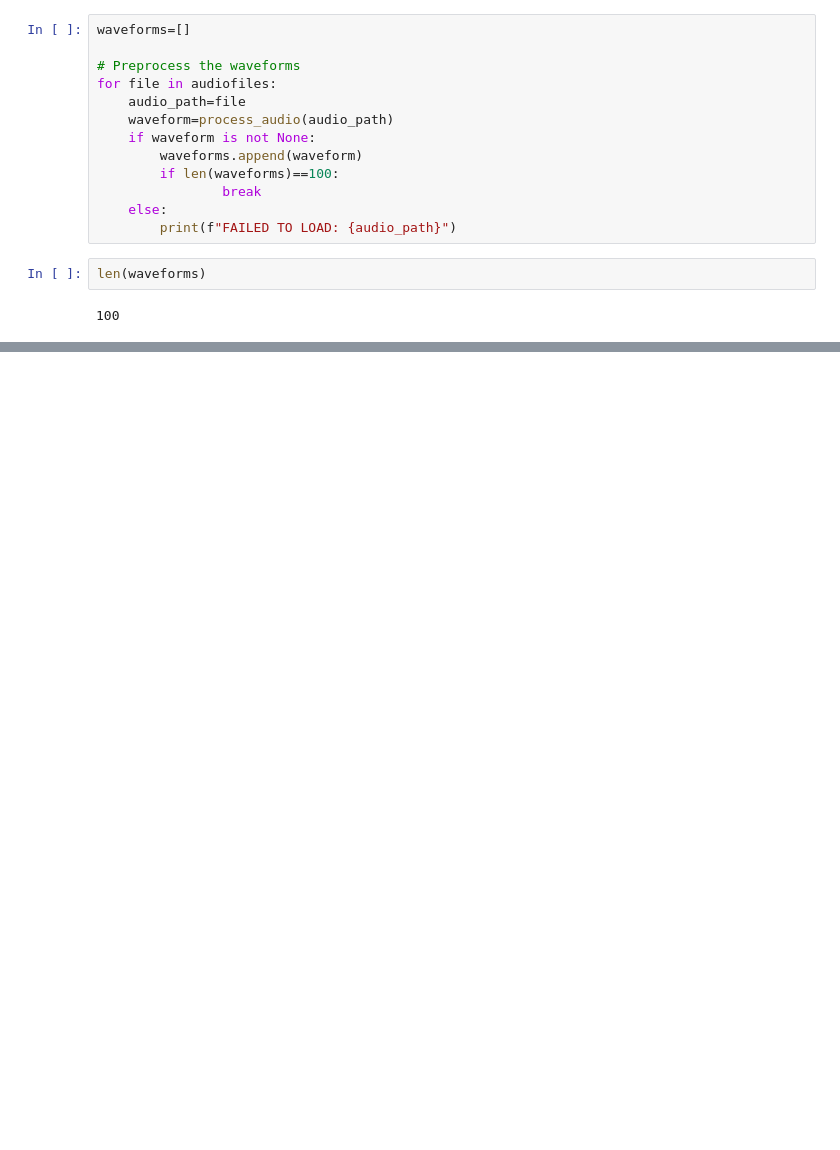
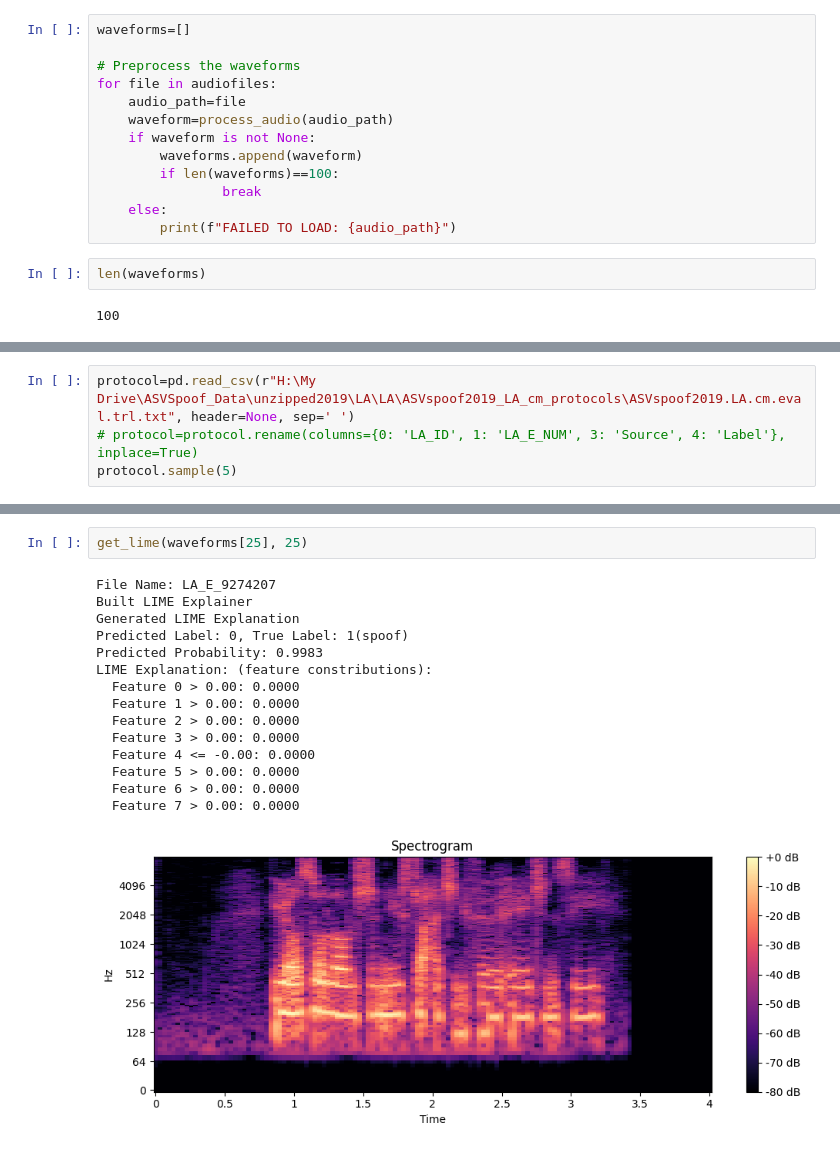
Before and after one commit to eglhannah/CapitalOne_AudioDeepfake_Project, a Jupyter notebook: explainability (Hannah)/LIME.ipynb, the cells around one changed output, grey strips where cells are left out. Drawn from its saved outputs; the diff is of its cells as text; blank space fills up the shorter version.

Commit message:
final try for LIME on wav2vec

```diff
--- a/explainability (Hannah)/LIME.ipynb
+++ b/explainability (Hannah)/LIME.ipynb
@@ -192,0 +219,4 @@ def generate_output(waveform):
+# %%
+protocol=pd.read_csv(r"H:\My Drive\ASVSpoof_Data\unzipped2019\LA\LA\ASVspoof2019_LA_cm_protocols\ASVspoof2019.LA.cm.eval.trl.txt", header=None, sep=' ')
+# protocol=protocol.rename(columns={0: 'LA_ID', 1: 'LA_E_NUM', 3: 'Source', 4: 'Label'}, inplace=True)
+protocol.sample(5)
@@ -229,0 +317,18 @@ array([[0.52335566, 0.4766443 ]], dtype=float32)
+# %%
+get_lime(waveforms[25], 25)
+# %% [output]
+File Name: LA_E_9274207
+Built LIME Explainer
+Generated LIME Explanation
+Predicted Label: 0, True Label: 1(spoof)
+Predicted Probability: 0.9983
+LIME Explanation: (feature constributions):
+  Feature 0 > 0.00: 0.0000
+  Feature 1 > 0.00: 0.0000
+  Feature 2 > 0.00: 0.0000
+  Feature 3 > 0.00: 0.0000
+  Feature 4 <= -0.00: 0.0000
+  Feature 5 > 0.00: 0.0000
+  Feature 6 > 0.00: 0.0000
+  Feature 7 > 0.00: 0.0000
+[figure, added]
```
Also changed, not shown: parts of 15 cells of this notebook.
